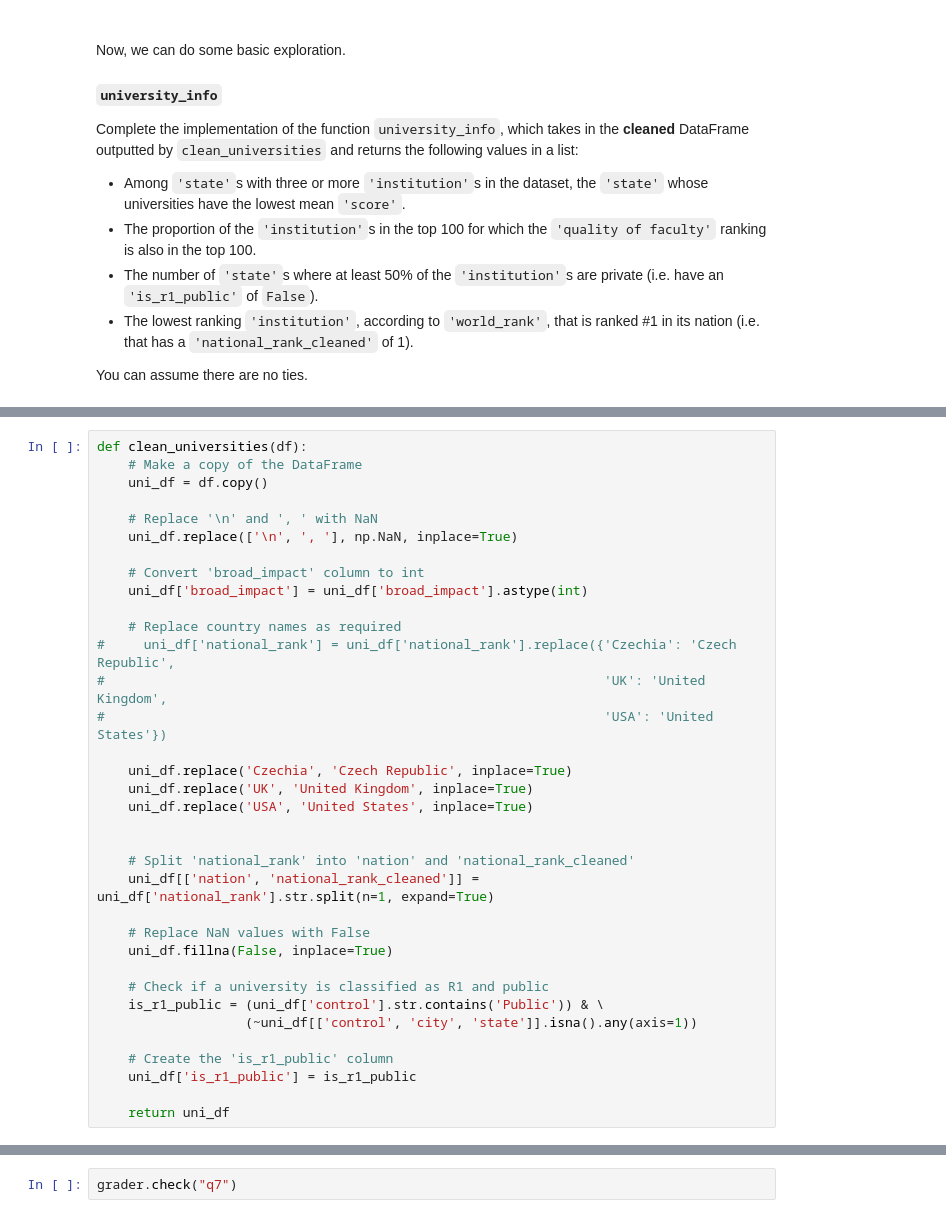
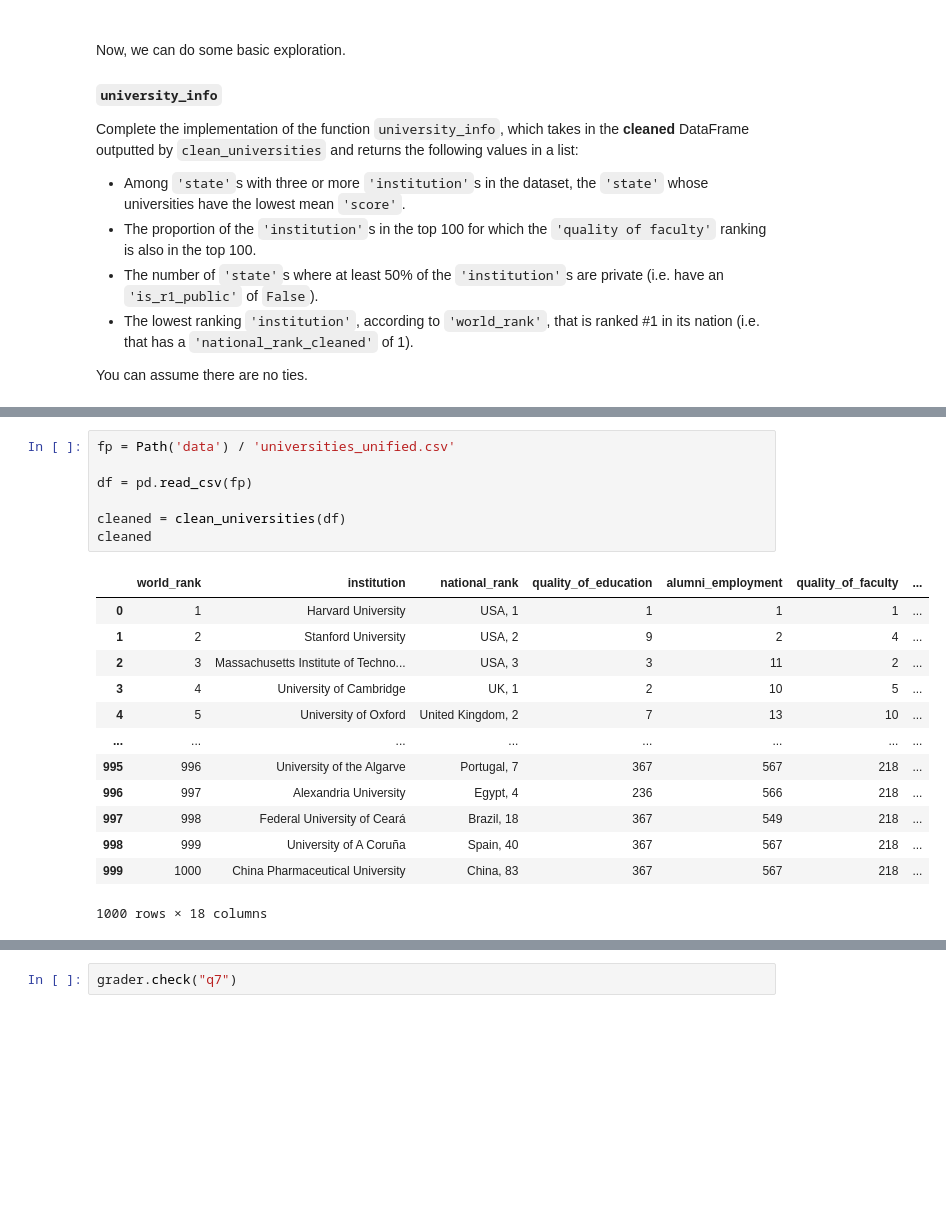
Before and after one commit to haechristine/dsc80-2024-sp, a Jupyter notebook: labs/lab02/lab.ipynb, the cells around one changed output, grey strips where cells are left out. Saved outputs shown, nothing was run; the diff lists cells and outputs as text; blank space fills up the shorter version.

```diff
--- a/labs/lab02/lab.ipynb
+++ b/labs/lab02/lab.ipynb
@@ -571,35 +542,0 @@ You can assume there are no ties.
-# %%
-def clean_universities(df):
-    # Make a copy of the DataFrame
-    uni_df = df.copy()
-
-    # Replace '\n' and ', ' with NaN
-    uni_df.replace(['\n', ', '], np.NaN, inplace=True)
-
-    # Convert 'broad_impact' column to int
-    uni_df['broad_impact'] = uni_df['broad_impact'].astype(int)
-
-    # Replace country names as required
-#     uni_df['national_rank'] = uni_df['national_rank'].replace({'Czechia': 'Czech Republic',
-#                                                                'UK': 'United Kingdom',
-#                                                                'USA': 'United States'})
-
-    uni_df.replace('Czechia', 'Czech Republic', inplace=True)
-    uni_df.replace('UK', 'United Kingdom', inplace=True)
-    uni_df.replace('USA', 'United States', inplace=True)
-
-
-    # Split 'national_rank' into 'nation' and 'national_rank_cleaned'
-    uni_df[['nation', 'national_rank_cleaned']] = uni_df['national_rank'].str.split(n=1, expand=True)
-
-    # Replace NaN values with False
-    uni_df.fillna(False, inplace=True)
-
-    # Check if a university is classified as R1 and public
-    is_r1_public = (uni_df['control'].str.contains('Public')) & \
-                   (~uni_df[['control', 'city', 'state']].isna().any(axis=1))
-
-    # Create the 'is_r1_public' column
-    uni_df['is_r1_public'] = is_r1_public
-
-    return uni_df
@@ -626,0 +543,21 @@ cleaned
+# %%
+fp = Path('data') / 'universities_unified.csv'
+
+df = pd.read_csv(fp)
+
+cleaned = clean_universities(df)
+cleaned
+# %% [output]
+|  | world_rank | institution | national_rank | quality_of_education | alumni_employment | quality_of_faculty | ... |
+| 0 | 1 | Harvard University | USA, 1 | 1 | 1 | 1 | ... |
+| 1 | 2 | Stanford University | USA, 2 | 9 | 2 | 4 | ... |
+| 2 | 3 | Massachusetts Institute of Techno... | USA, 3 | 3 | 11 | 2 | ... |
+| 3 | 4 | University of Cambridge | UK, 1 | 2 | 10 | 5 | ... |
+| 4 | 5 | University of Oxford | United Kingdom, 2 | 7 | 13 | 10 | ... |
+| ... | ... | ... | ... | ... | ... | ... | ... |
+| 995 | 996 | University of the Algarve | Portugal, 7 | 367 | 567 | 218 | ... |
+| 996 | 997 | Alexandria University | Egypt, 4 | 236 | 566 | 218 | ... |
+| 997 | 998 | Federal University of Ceará | Brazil, 18 | 367 | 549 | 218 | ... |
+| 998 | 999 | University of A Coruña | Spain, 40 | 367 | 567 | 218 | ... |
+| 999 | 1000 | China Pharmaceutical University | China, 83 | 367 | 567 | 218 | ... |
+1000 rows × 18 columns
```
Also changed, not shown: parts of 11 cells of this notebook, 1 other file.
